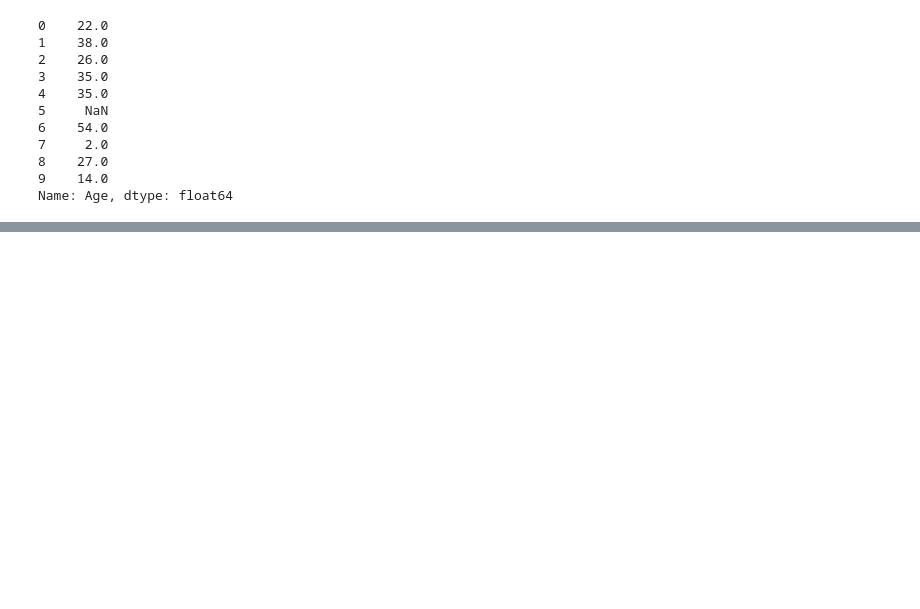
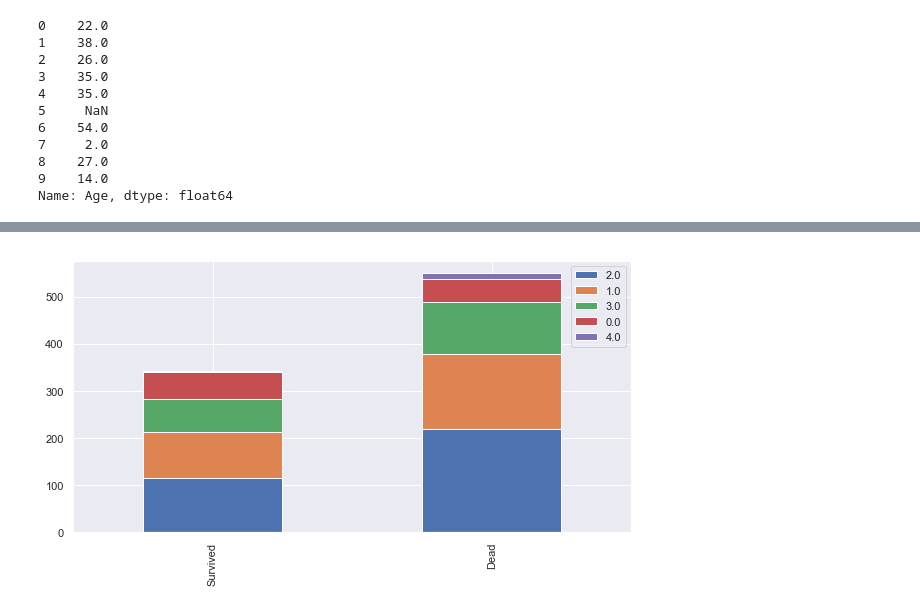
Before and after one commit to uoojin1/kaggle-titanic, a Jupyter notebook: Titanic.ipynb, the cells around one changed output, grey strips where cells are left out. Saved outputs shown, nothing was run; the diff lists cells and outputs as text; code cells hidden in the pictures; blank space fills up the shorter version.

```diff
--- a/Titanic.ipynb
+++ b/Titanic.ipynb
@@ -359,0 +414,4 @@ test['Age'].fillna(test.groupby("Title")["Age"].transform("median"), inplace=Tru
+# %%
+bar_graph('Age')
+# %% [output]
+[figure, added]
```
Also changed, not shown: parts of 50 cells of this notebook, 1 other file.
